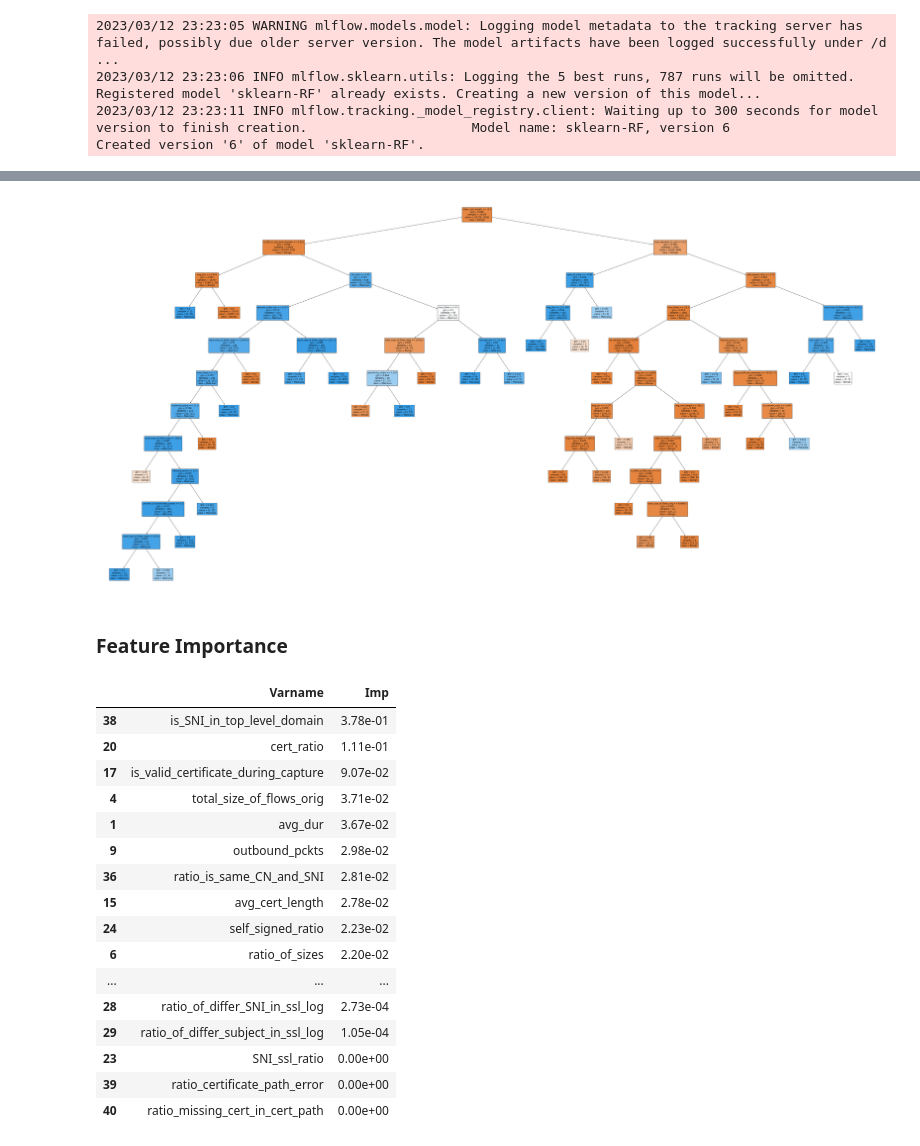
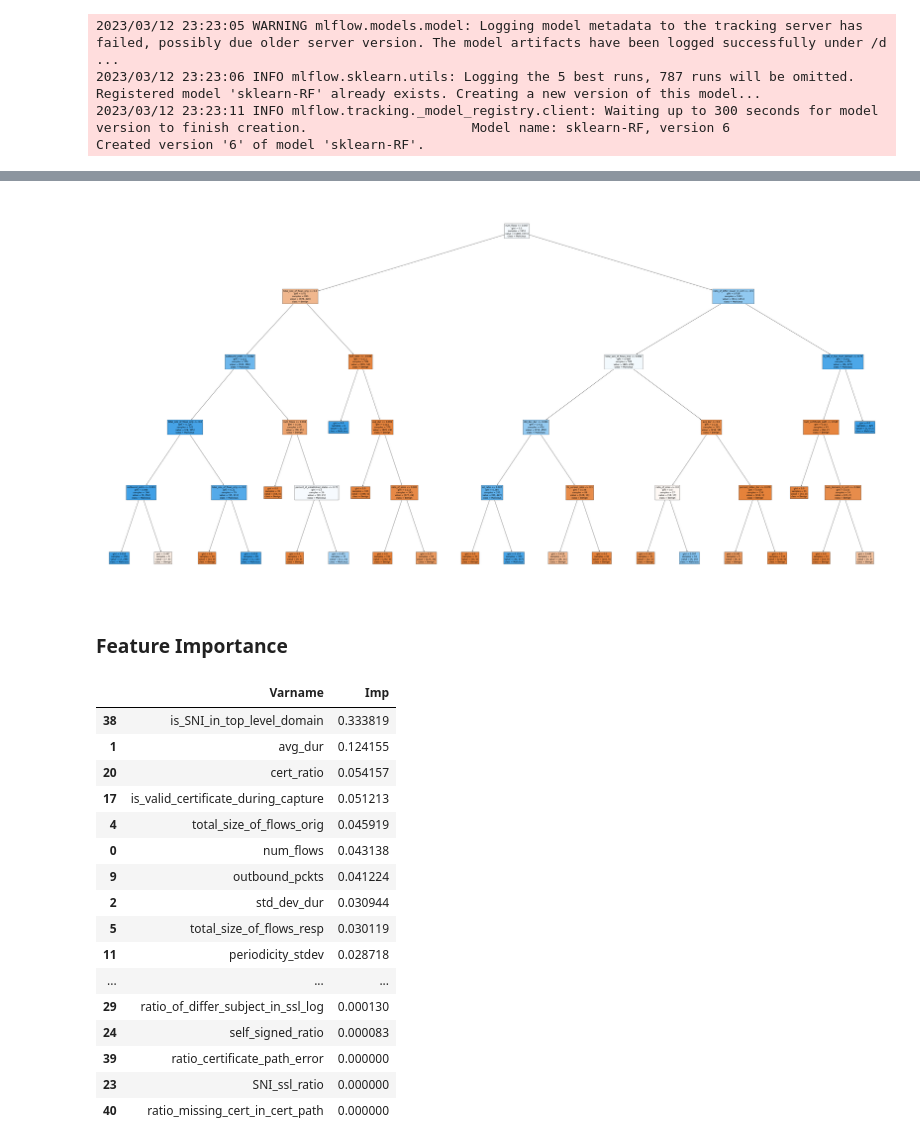
Before and after one commit to stratosphereips/ml-detectors-ctu-50, a Jupyter notebook: ctu-50-deteciton1.ipynb, the cells around one changed output, grey strips where cells are left out. Cells and saved outputs as stored; diff of their text form; code cells hidden in the pictures.

Commit message:
Fix RF plots

```diff
--- a/ctu-50-deteciton1.ipynb
+++ b/ctu-50-deteciton1.ipynb
@@ -1037,35 +1037,36 @@ plt.show()
 # %%
 from sklearn.tree import plot_tree
 plt.figure(figsize=(80,40))
-plot_tree(rf_best.estimators_[0], feature_names = X_train.columns,class_names=['Benign', "Malicious"],filled=True);
+plot_tree(model.estimators_[0], feature_names = X_train.columns,class_names=['Benign', "Malicious"],filled=True);
+plt.show()
 # %% [output]
-[figure, old version]
+[figure, new version]
 # %% [markdown]
 ### Feature Importance
 # %%
 # they are computed as the mean and standard deviation of accumulation of the impurity decrease within each tree
 imp_df = pd.DataFrame({
     "Varname": X_train.columns,
-    "Imp": rf_best.feature_importances_
+    "Imp": model.feature_importances_
 })
 imp_df.sort_values(by="Imp", ascending=False)
 # %% [output]
 |  | Varname | Imp |
-| 38 | is_SNI_in_top_level_domain | 3.78e-01 |
-| 20 | cert_ratio | 1.11e-01 |
-| 17 | is_valid_certificate_during_capture | 9.07e-02 |
-| 4 | total_size_of_flows_orig | 3.71e-02 |
-| 1 | avg_dur | 3.67e-02 |
-| 9 | outbound_pckts | 2.98e-02 |
-| 36 | ratio_is_same_CN_and_SNI | 2.81e-02 |
-| 15 | avg_cert_length | 2.78e-02 |
-| 24 | self_signed_ratio | 2.23e-02 |
-| 6 | ratio_of_sizes | 2.20e-02 |
+| 38 | is_SNI_in_top_level_domain | 0.333819 |
+| 1 | avg_dur | 0.124155 |
+| 20 | cert_ratio | 0.054157 |
+| 17 | is_valid_certificate_during_capture | 0.051213 |
+| 4 | total_size_of_flows_orig | 0.045919 |
+| 0 | num_flows | 0.043138 |
+| 9 | outbound_pckts | 0.041224 |
+| 2 | std_dev_dur | 0.030944 |
+| 5 | total_size_of_flows_resp | 0.030119 |
+| 11 | periodicity_stdev | 0.028718 |
 | ... | ... | ... |
-| 28 | ratio_of_differ_SNI_in_ssl_log | 2.73e-04 |
-| 29 | ratio_of_differ_subject_in_ssl_log | 1.05e-04 |
-| 23 | SNI_ssl_ratio | 0.00e+00 |
-| 39 | ratio_certificate_path_error | 0.00e+00 |
-| 40 | ratio_missing_cert_in_cert_path | 0.00e+00 |
+| 29 | ratio_of_differ_subject_in_ssl_log | 0.000130 |
+| 24 | self_signed_ratio | 0.000083 |
+| 39 | ratio_certificate_path_error | 0.000000 |
+| 23 | SNI_ssl_ratio | 0.000000 |
+| 40 | ratio_missing_cert_in_cert_path | 0.000000 |
 # %%
 # Plot features importances
```
Also changed, not shown: parts of 3 cells of this notebook.
